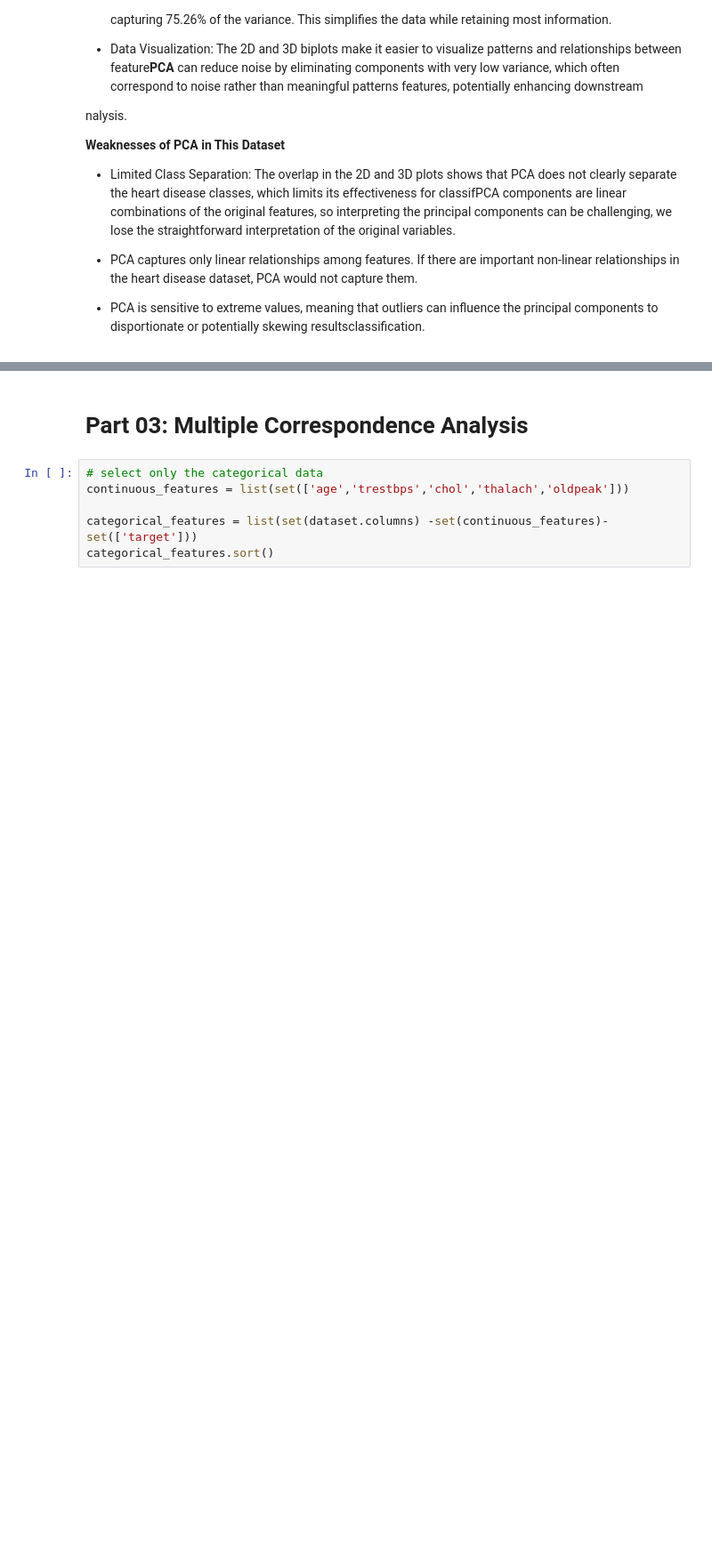
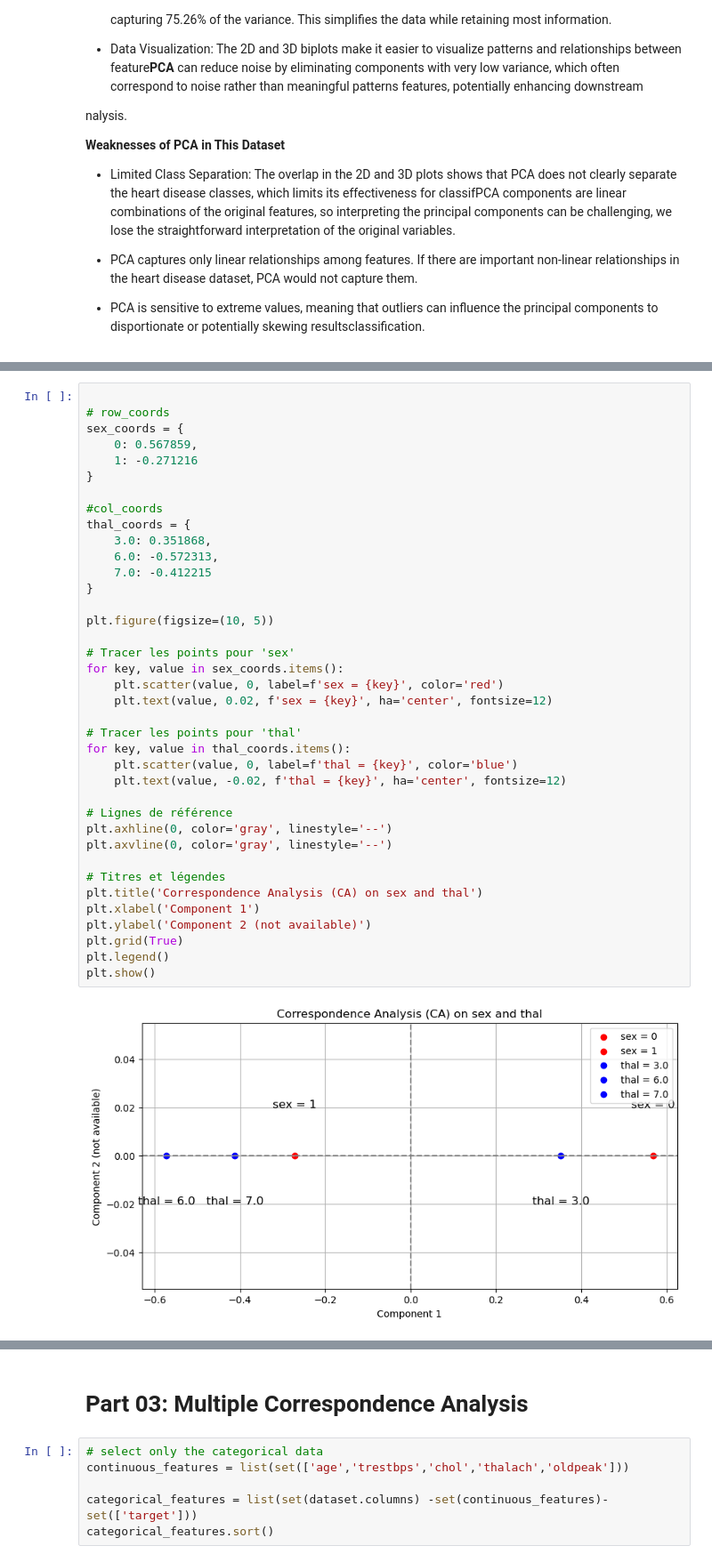
Before and after one commit to LynaMahdi/Comparative-analysis-of-PCA-CA-and-MCA, a Jupyter notebook: Heart-Disease-Analysis.ipynb, the cells around one changed output, grey strips where cells are left out. Shown at 89% size. Saved outputs shown, nothing was run; the diff lists cells and outputs as text; blank space fills up the shorter version.

```diff
--- a/Heart-Disease-Analysis.ipynb
+++ b/Heart-Disease-Analysis.ipynb
@@ -601,0 +747,40 @@ nalysis.
+# %%
+
+# row_coords
+sex_coords = {
+    0: 0.567859,
+    1: -0.271216
+}
+
+#col_coords
+thal_coords = {
+    3.0: 0.351868,
+    6.0: -0.572313,
+    7.0: -0.412215
+}
+
+plt.figure(figsize=(10, 5))
+
+# Tracer les points pour 'sex'
+for key, value in sex_coords.items():
+    plt.scatter(value, 0, label=f'sex = {key}', color='red')
+    plt.text(value, 0.02, f'sex = {key}', ha='center', fontsize=12)
+
+# Tracer les points pour 'thal'
+for key, value in thal_coords.items():
+    plt.scatter(value, 0, label=f'thal = {key}', color='blue')
+    plt.text(value, -0.02, f'thal = {key}', ha='center', fontsize=12)
+
+# Lignes de référence
+plt.axhline(0, color='gray', linestyle='--')
+plt.axvline(0, color='gray', linestyle='--')
+
+# Titres et légendes
+plt.title('Correspondence Analysis (CA) on sex and thal')
+plt.xlabel('Component 1')
+plt.ylabel('Component 2 (not available)')
+plt.grid(True)
+plt.legend()
+plt.show()
+# %% [output]
+[figure, added]
```
Also changed, not shown: parts of 40 cells of this notebook.
